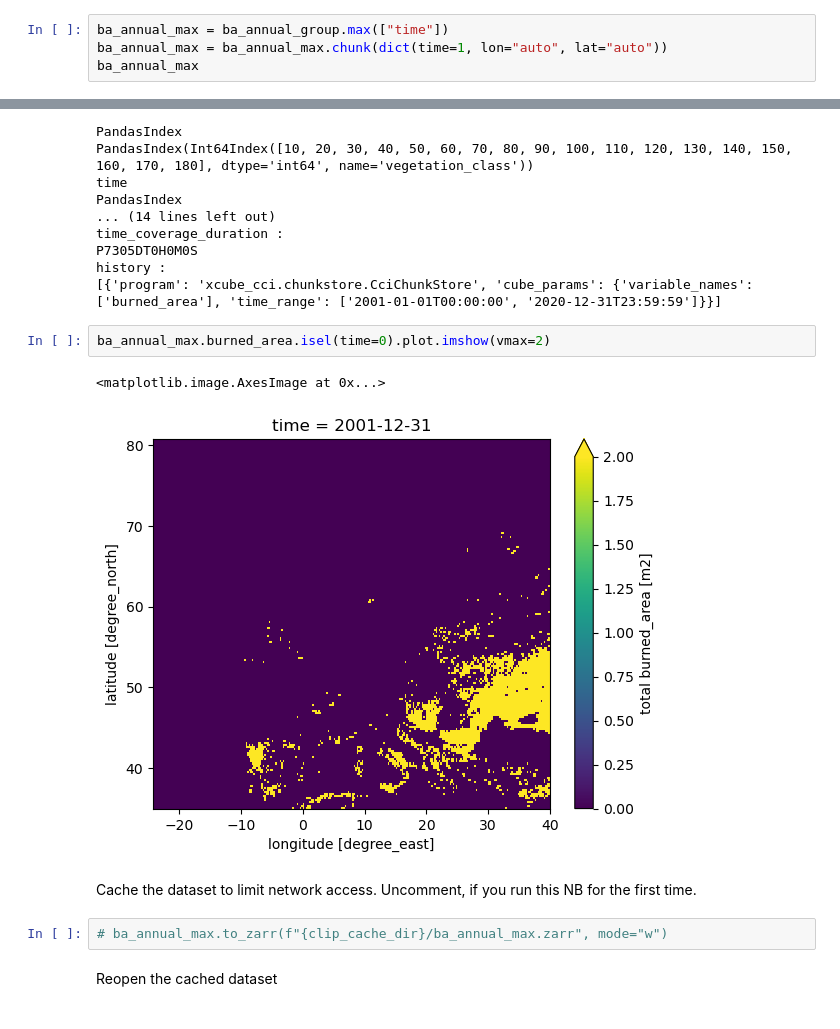
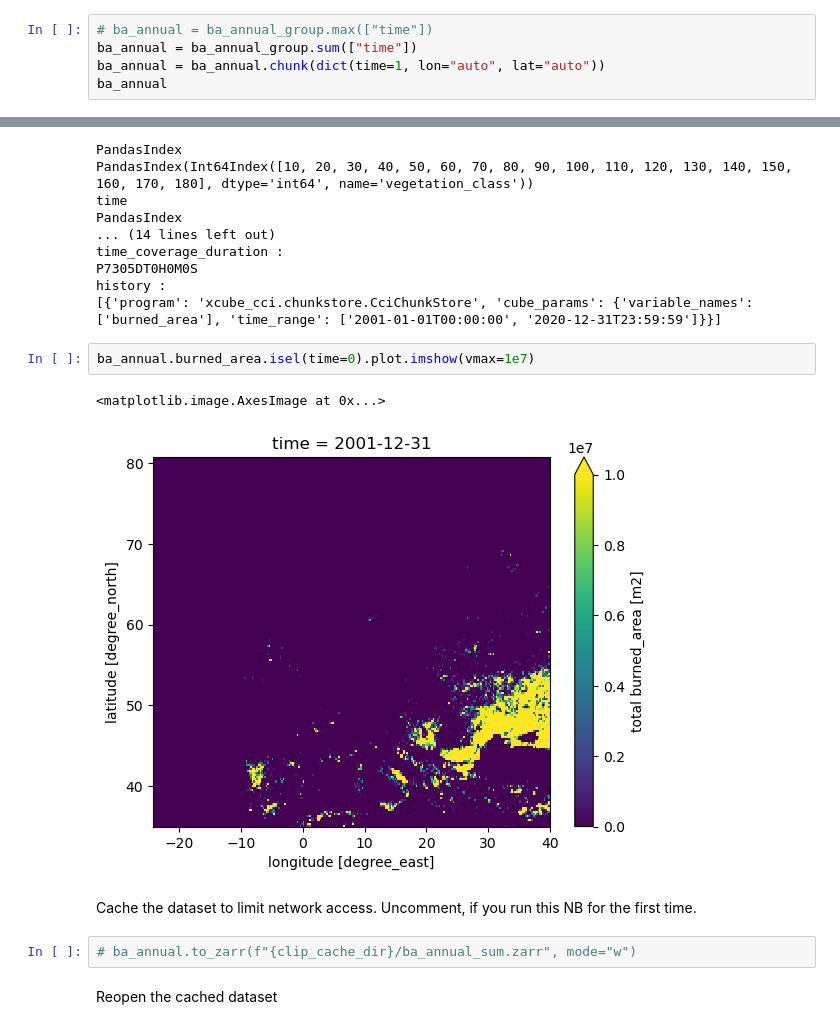
Before and after one commit to littlepictures/fire_fingerprints, a Jupyter notebook: scripts/dataprep/extract-burned-areas.ipynb, the cells around one changed output, grey strips where cells are left out. Drawn from its saved outputs; the diff is of its cells as text.

```diff
--- a/scripts/dataprep/extract-burned-areas.ipynb
+++ b/scripts/dataprep/extract-burned-areas.ipynb
@@ -268,9 +268,10 @@ ba_annual_group
 DatasetResample, grouped over '__resample_dim__'
 20 groups with labels 2001-12-31, ..., 2020-12-31.
 # %%
-ba_annual_max = ba_annual_group.max(["time"])
-ba_annual_max = ba_annual_max.chunk(dict(time=1, lon="auto", lat="auto"))
-ba_annual_max
+# ba_annual = ba_annual_group.max(["time"])
+ba_annual = ba_annual_group.sum(["time"])
+ba_annual = ba_annual.chunk(dict(time=1, lon="auto", lat="auto"))
+ba_annual
 # %% [output]
 <xarray.Dataset> Dimensions: (time: 20, lat: 183, lon: 257, nv: 2, vegetation_class: 18) Coordinates: * lat (lat) float32 80.62 80.38 80.12 ... 35.62 35.38 35.12 lat_bnds (lat, nv) float32 dask.array< ...
 xarray.Dataset
@@ -344,14 +345,14 @@ P7305DT0H0M0S
 history :
 [{'program': 'xcube_cci.chunkstore.CciChunkStore', 'cube_params': {'variable_names': ['burned_area'], 'time_range': ['2001-01-01T00:00:00', '2020-12-31T23:59:59']}}]
 # %%
-ba_annual_max.burned_area.isel(time=0).plot.imshow(vmax=2)
+ba_annual.burned_area.isel(time=0).plot.imshow(vmax=1e7)
 # %% [output]
 <matplotlib.image.AxesImage at 0x...>
-[figure, old version]
+[figure, new version]
 # %% [markdown]
 Cache the dataset to limit network access. Uncomment, if you run this NB for the first time.
 # %%
-# ba_annual_max.to_zarr(f"{clip_cache_dir}/ba_annual_max.zarr", mode="w")
+# ba_annual.to_zarr(f"{clip_cache_dir}/ba_annual_sum.zarr", mode="w")
 # %% [markdown]
 Reopen the cached dataset
 # %%
```
Also changed, not shown: parts of 8 cells of this notebook, 1 other file.
